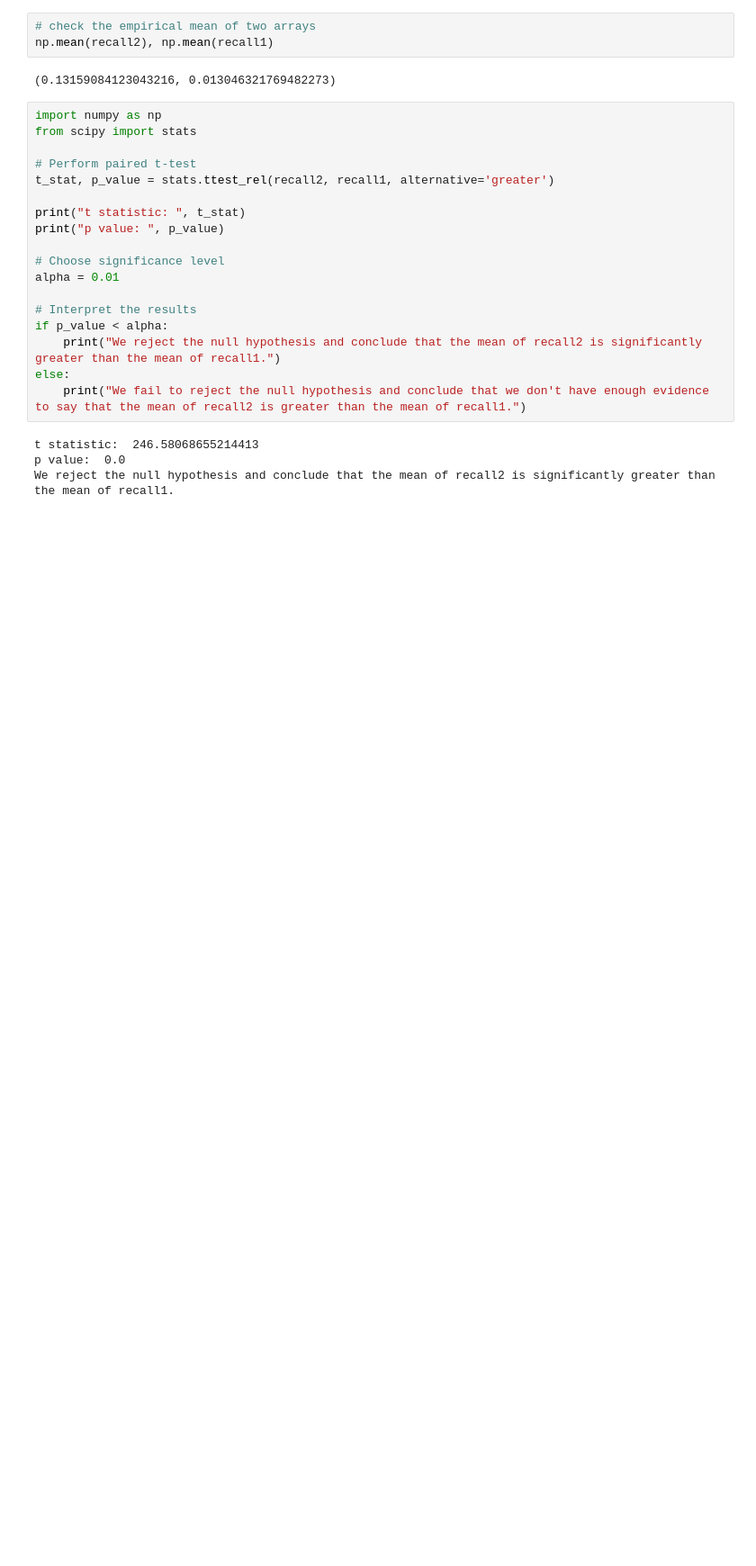
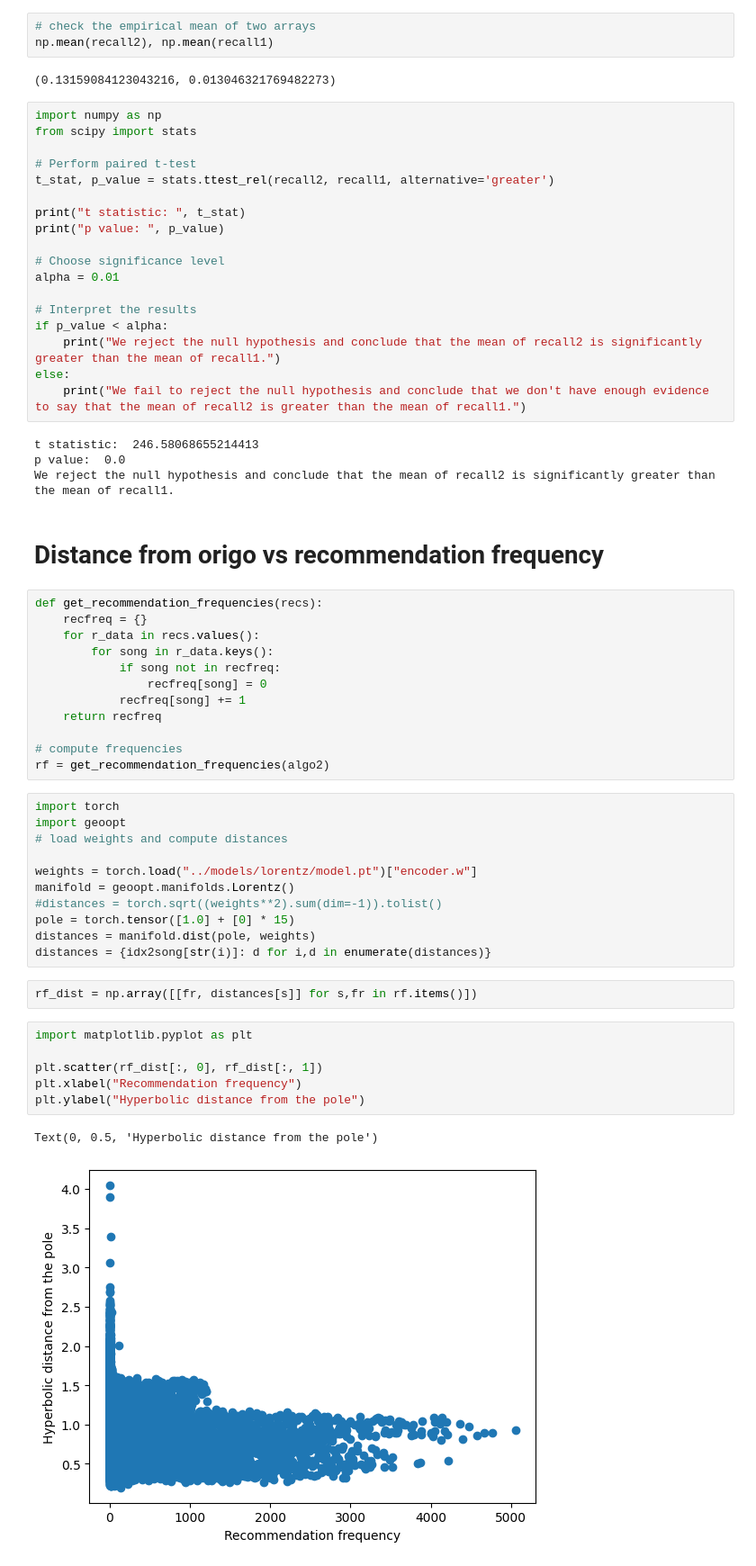
Before and after one commit to ricsi98/million-playlists, a Jupyter notebook: notebooks/StatHW.ipynb, the cells around one changed output. Shown at 90% size. Saved outputs shown, nothing was run; the diff lists cells and outputs as text; blank space fills up the shorter version.

```diff
--- a/notebooks/StatHW.ipynb
+++ b/notebooks/StatHW.ipynb
@@ -157,3 +157,39 @@ else:
 t statistic:  246.58068655214413
 p value:  0.0
 We reject the null hypothesis and conclude that the mean of recall2 is significantly greater than the mean of recall1.
+# %% [markdown]
+# Distance from origo vs recommendation frequency
+# %%
+def get_recommendation_frequencies(recs):
+    recfreq = {}
+    for r_data in recs.values():
+        for song in r_data.keys():
+            if song not in recfreq:
+                recfreq[song] = 0
+            recfreq[song] += 1
+    return recfreq
+
+# compute frequencies
+rf = get_recommendation_frequencies(algo2)
+# %%
+import torch
+import geoopt
+# load weights and compute distances
+
+weights = torch.load("../models/lorentz/model.pt")["encoder.w"]
+manifold = geoopt.manifolds.Lorentz()
+#distances = torch.sqrt((weights**2).sum(dim=-1)).tolist()
+pole = torch.tensor([1.0] + [0] * 15)
+distances = manifold.dist(pole, weights)
+distances = {idx2song[str(i)]: d for i,d in enumerate(distances)}
+# %%
+rf_dist = np.array([[fr, distances[s]] for s,fr in rf.items()])
+# %%
+import matplotlib.pyplot as plt
+
+plt.scatter(rf_dist[:, 0], rf_dist[:, 1])
+plt.xlabel("Recommendation frequency")
+plt.ylabel("Hyperbolic distance from the pole")
+# %% [output]
+Text(0, 0.5, 'Hyperbolic distance from the pole')
+[figure, added]
```
Also changed, not shown: parts of 4 cells of this notebook.
